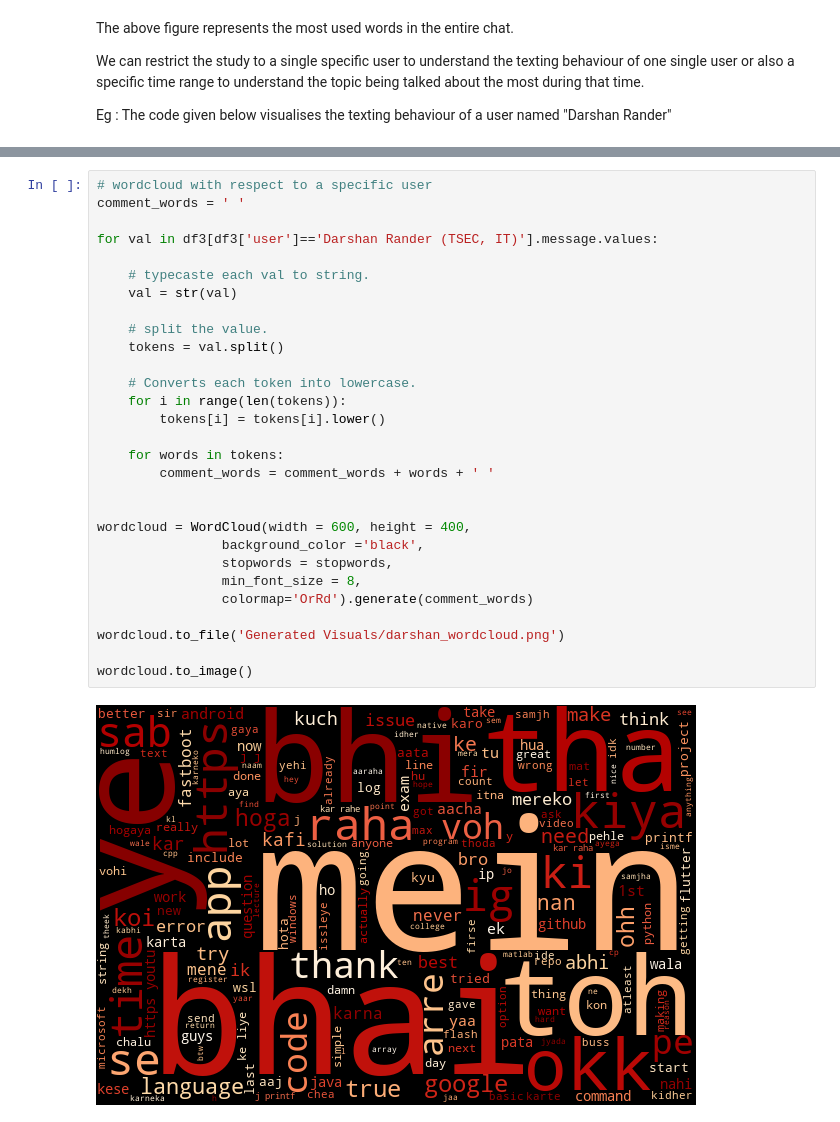
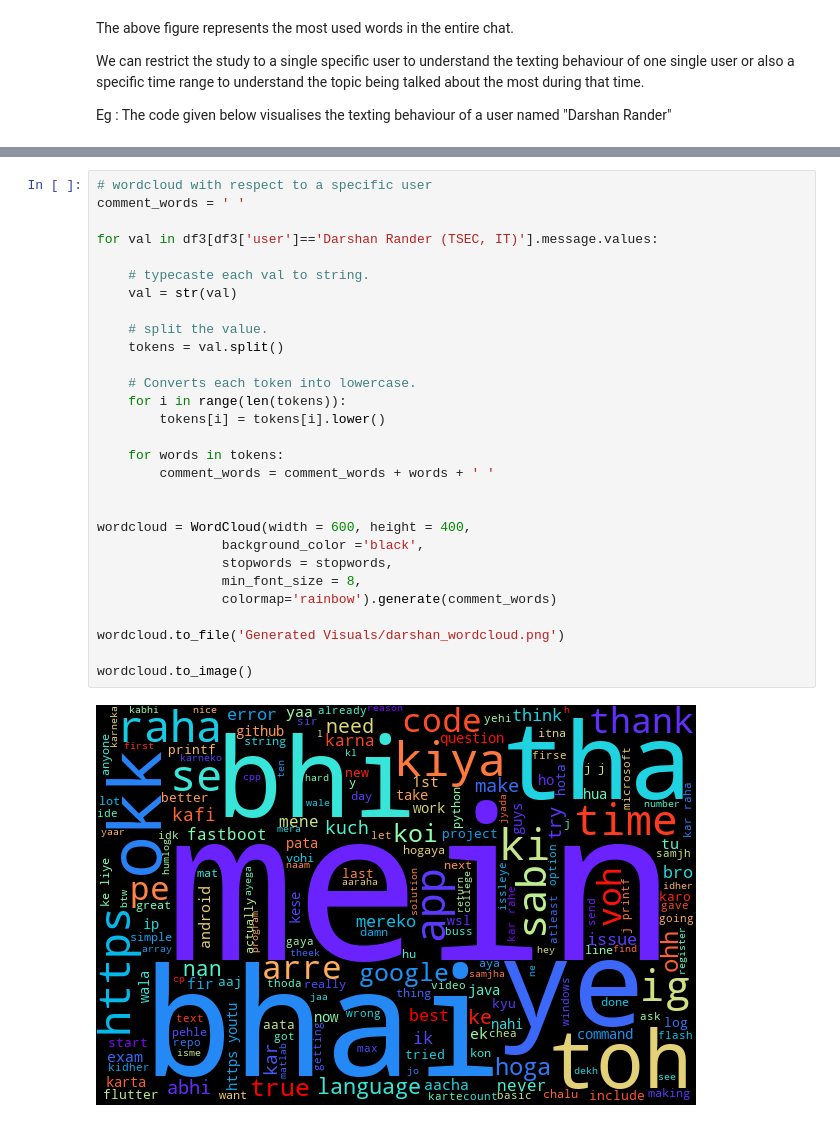
Before and after one commit to sushanth10/whatsapp-chat-analysis, a Jupyter notebook: text-analysis.ipynb, the cells around one changed output, grey strips where cells are left out. Drawn from its saved outputs; the diff is of its cells as text.

```diff
--- a/text-analysis.ipynb
+++ b/text-analysis.ipynb
@@ -434,31 +402,31 @@ wordcloud.to_image()
 # %%
 # wordcloud with respect to a specific user
 comment_words = ' '
 
 for val in df3[df3['user']=='Darshan Rander (TSEC, IT)'].message.values:
 
     # typecaste each val to string.
     val = str(val)
 
     # split the value.
     tokens = val.split()
 
     # Converts each token into lowercase.
     for i in range(len(tokens)):
         tokens[i] = tokens[i].lower()
 
     for words in tokens:
         comment_words = comment_words + words + ' '
 
 
 wordcloud = WordCloud(width = 600, height = 400,
                 background_color ='black',
                 stopwords = stopwords,
                 min_font_size = 8,
-                colormap='OrRd').generate(comment_words)
+                colormap='rainbow').generate(comment_words)
 
 wordcloud.to_file('Generated Visuals/darshan_wordcloud.png')
 
 wordcloud.to_image()
 # %% [output]
-[figure, old version]
+[figure, new version]
```
Also changed, not shown: parts of 7 cells of this notebook, 3 other files.
